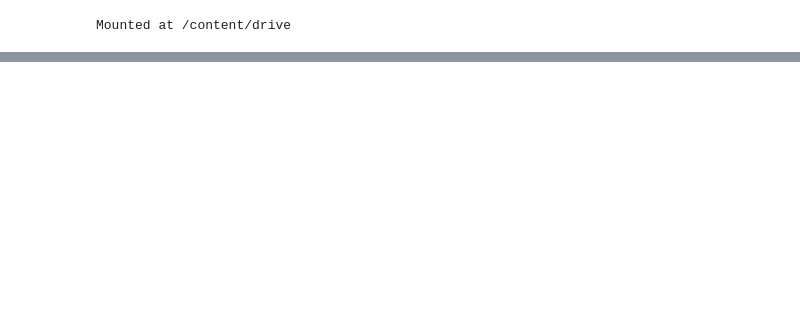
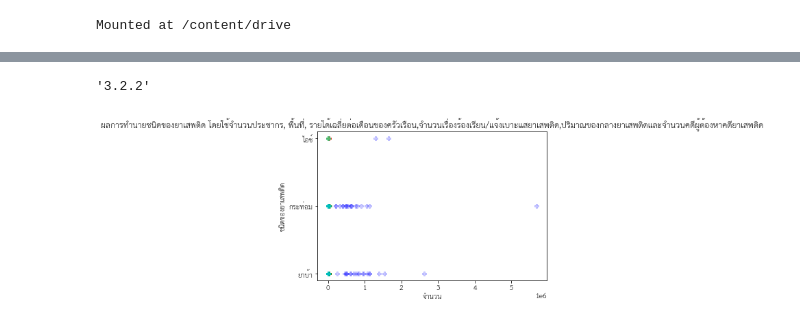
Before and after one commit to Supaporn-Bututham/DWDM21, a Jupyter notebook: Project_DWDM.ipynb, the cells around one changed output, grey strips where cells are left out. Saved outputs shown, nothing was run; the diff lists cells and outputs as text; code cells hidden in the pictures; blank space fills up the shorter version.

```diff
--- a/Project_DWDM.ipynb
+++ b/Project_DWDM.ipynb
@@ -204,0 +1034,8 @@ data_straffic
+# %%
+# Define
+mytree_final = DecisionTreeClassifier(random_state=7)
+#Train
+mytree_final.fit(X_train,y_train)
+#Test
+mytreefinal_result = mytree_final.predict(X_test)
+accuracy_score(y_test, mytreefinal_result) # นั่นคือ มีความแม่นยำ 48.72 %
@@ -204,0 +1089,8 @@ data_straffic
+# %%
+# Define
+neigh2_final = KNeighborsClassifier(n_neighbors=20, weights='distance') # ถามเพื่อนบ้าน 20 คน และเชื่อเพื่อนบ้านที่ใกล้ที่สุดมากกว่าเพื่อนบ้านที่ไกล
+#Train
+neigh2_final.fit(X_train,y_train)
+#Test
+KNN2final_result = neigh2_final.predict(X_test)
+accuracy_score(y_test, KNN2final_result) # นั่นคือ มีความแม่นยำ 35.90 %
@@ -204,0 +1242,6 @@ data_straffic
+# %%
+# ทำการติดตั้ง font ภาษาไทยเพื่อนำมาใช้ในการ plot กราฟ
+import matplotlib as matplotlib # ทำการเช็ค version ของตัว library ดู ซึ่งเข้าใจว่าต้องเป็น version 3.2 ขึ้นไปเท่านั้นถึงจะใช้ได้ ถ้า version ต่ำกว่านี้ก็อาจจะต้องทำการอัพเดต version ก่อน
+matplotlib.__version__
+# %% [output]
+'3.2.2'
@@ -204,0 +1256,14 @@ data_straffic
+# %%
+# กราฟผลการทำนายชนิดของยาเสพติด โดยใช้จำนวนประชากร, พื้นที่, รายได้เฉลี่ยต่อเดือนของครัวเรือน,จำนวนเรื่องร้องเรียน/แจ้งเบาะแสยาเสพติด,ปริมาณของกลางยาเสพติดและจำนวนคดีผู้ต้องหาคดียาเสพติด
+plt.plot(X_test['จำนวนประชากร (คน) '],perceptron2final_result,'Pb',alpha =0.2)
+plt.plot(X_test['พื้นที่ (ตร.กม.)'],perceptron2final_result,'Pr',alpha = 0.8)
+plt.plot(X_test['รายได้เฉลี่ยต่อเดือนของครัวเรือน (บาท)'],perceptron2final_result,'Pg',alpha =0.1)
+plt.plot(X_test['ปริมาณของกลางยาเสพติดทั้งหมด (กิโลกรัม)'],perceptron2final_result,'Pm',alpha =0.8)
+plt.plot(X_test['เรื่องร้องเรียนและแจ้งเบาะแสยาเสพติดทั้งหมด (เรื่อง)'],perceptron2final_result,'Py',alpha =0.8)
+plt.plot(X_test['จำนวนคดีทั้งหมด (คดี)'],perceptron2final_result,'Pc',alpha =0.3)
+plt.xlabel('จำนวน')
+plt.ylabel('ชนิดของยาเสพติด')
+plt.title('ผลการทำนายชนิดของยาเสพติด โดยใช้จำนวนประชากร, พื้นที่, รายได้เฉลี่ยต่อเดือนของครัวเรือน,จำนวนเรื่องร้องเรียน/แจ้งเบาะแสยาเสพติด,ปริมาณของกลางยาเสพติดและจำนวนคดีผู้ต้องหาคดียาเสพติด')
+plt.show();
+# %% [output]
+[figure, added]
```
Also changed, not shown: parts of 172 cells of this notebook.
